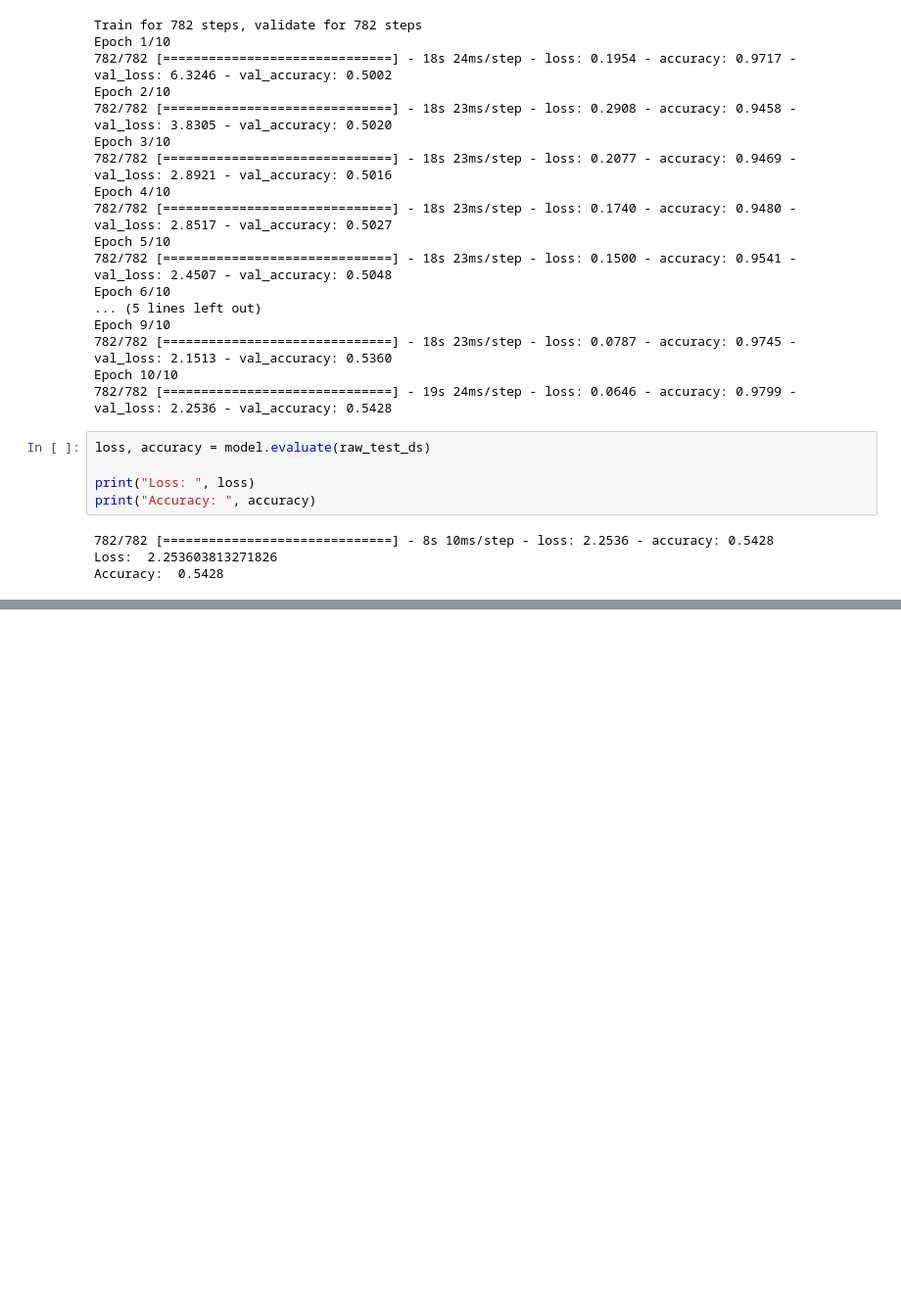
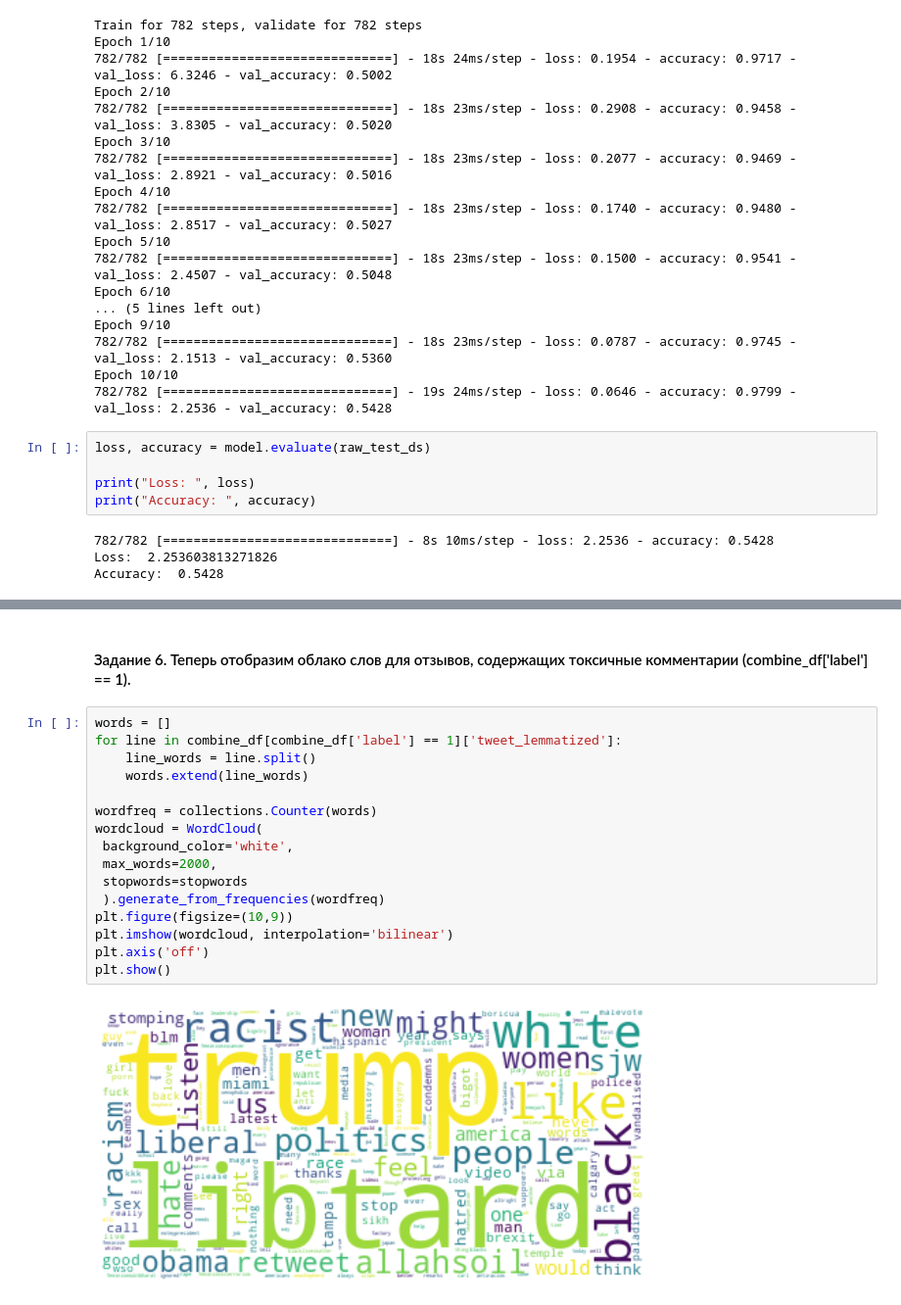
Before and after one commit to deim76/language, a Jupyter notebook: Lesson_4_h_w.ipynb, the cells around one changed output, grey strips where cells are left out. Shown at 98% size. Cells and saved outputs as stored; diff of their text form; blank space fills up the shorter version.

```diff
--- a/Lesson_4_h_w.ipynb
+++ b/Lesson_4_h_w.ipynb
@@ -290,0 +502,20 @@ Accuracy:  0.5428
+# %% [markdown]
+#### Задание 6. Теперь отобразим облако слов для отзывов, содержащих токсичные комментарии (combine_df['label'] == 1).
+# %%
+words = []
+for line in combine_df[combine_df['label'] == 1]['tweet_lemmatized']:
+    line_words = line.split()
+    words.extend(line_words)
+
+wordfreq = collections.Counter(words)
+wordcloud = WordCloud(
+ background_color='white',
+ max_words=2000,
+ stopwords=stopwords
+ ).generate_from_frequencies(wordfreq)
+plt.figure(figsize=(10,9))
+plt.imshow(wordcloud, interpolation='bilinear')
+plt.axis('off')
+plt.show()
+# %% [output]
+[figure, added]
```
Also changed, not shown: parts of 46 cells of this notebook.
